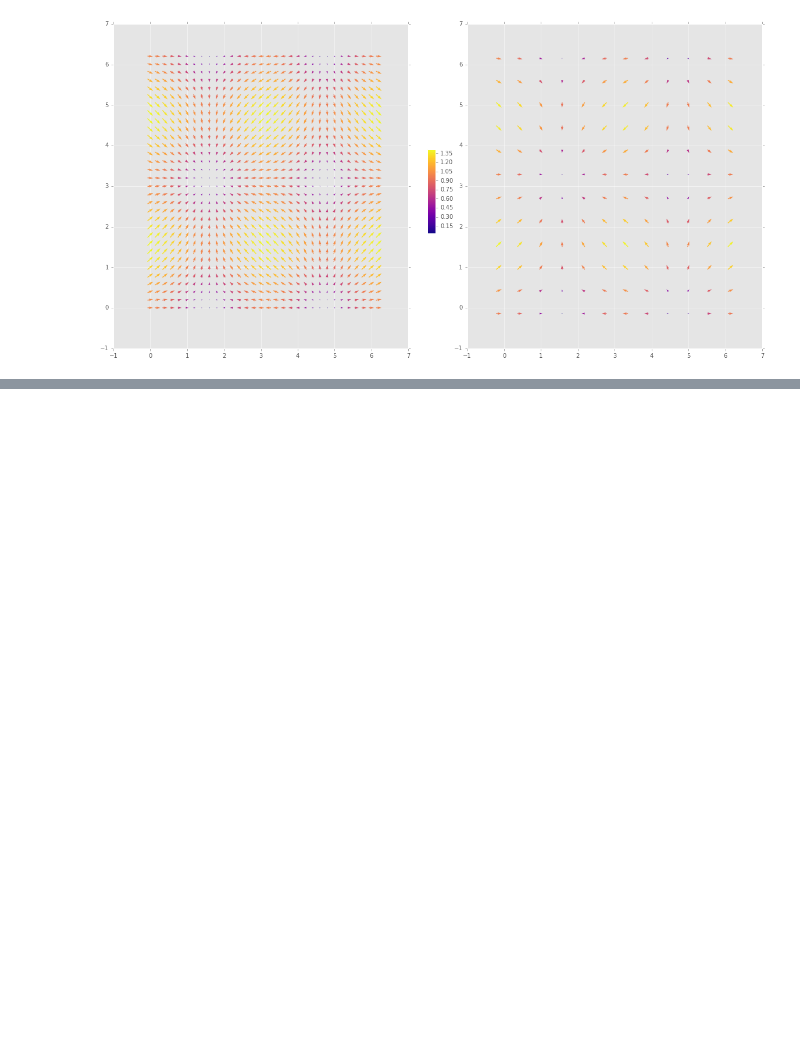
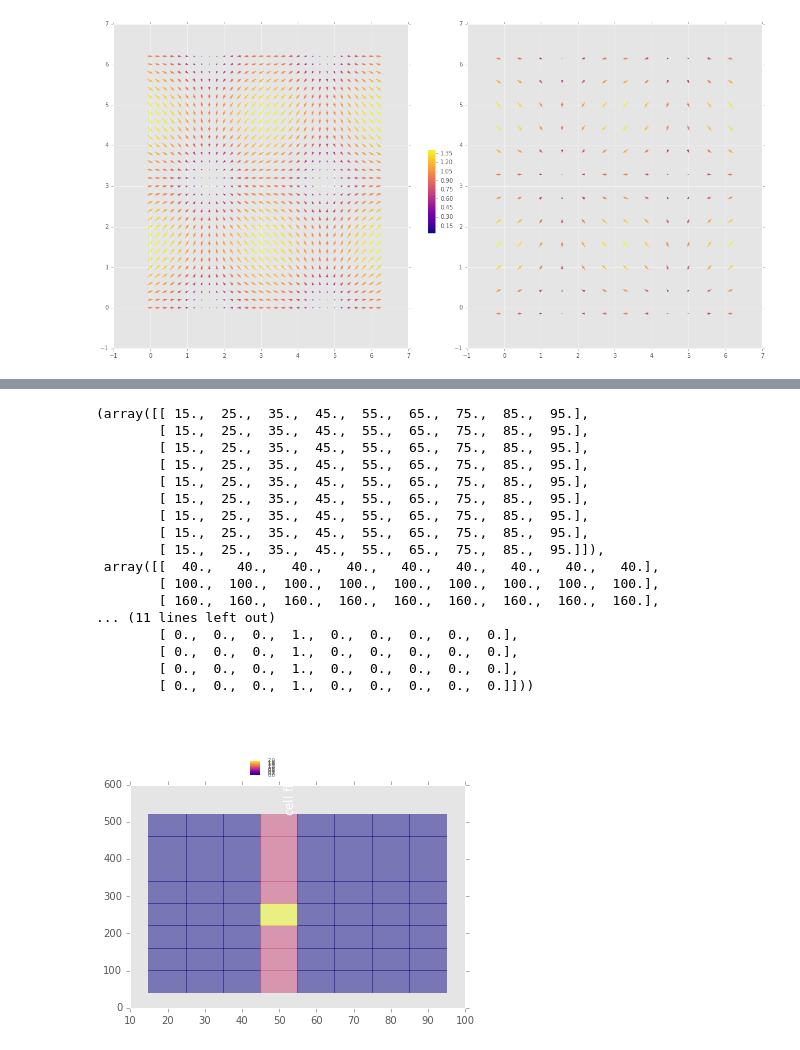
Before and after one commit to amichaut/track_analysis, a Jupyter notebook: codes/analyze_traj.ipynb, the cells around one changed output, grey strips where cells are left out. Saved outputs shown, nothing was run; the diff lists cells and outputs as text; code cells hidden in the pictures; blank space fills up the shorter version.

```diff
--- a/codes/analyze_traj.ipynb
+++ b/codes/analyze_traj.ipynb
@@ -1,7 +1,10 @@
 # %%
 %matplotlib inline
 %run analyze_traj.py
-data_dir='/home/amichaut/Desktop/charlene/data/sub25'
+data_dir='/home/amichaut/Desktop/charlene/data/100frames'
 df=get_data(data_dir,refresh=False)
-df2=filter_by_traj_len(df,min_traj_len=25)
+df2=filter_by_traj_len(df,min_traj_len=98)
 parallelize=False
+# %%
+df2=filter_by_traj_len(df,min_traj_len=50)
+df2.shape
@@ -139,0 +127,57 @@ plotting frame 7.0
+# %%
+def z_flow(df,z0,grid,plot_field):
+    df_layer=df[abs(df['vz'])>=abs(z0-df['z'])] #layer of cells crossing the surface
+    df_ascending=df_layer[((df_layer['vz']>=0) & (df_layer['z']<=z0))] #ascending cells below the surface
+    df_descending=df_layer[((df_layer['vz']<=0) & (df_layer['z']>=z0))] #descending cells above the surface
+
+    #calculate the intersection coordinates (x0,y0) of the vector and the surface (calculate homothety coefficient alpha)
+    for df_ in [df_ascending,df_descending]:
+        df_['alpha']=(z0-df_['z'])/df_['vz']
+        df_['x0']=df_['x']+df_['alpha']*df_['vx']
+        df_['y0']=df_['y']+df_['alpha']*df_['vy']
+
+    X,Y=grid
+    x = zeros((X.shape[0]-1,X.shape[1]-1)); y = zeros((X.shape[0]-1,X.shape[1]-1)); flow = zeros((X.shape[0]-1,X.shape[1]-1))
+    for i in range(X.shape[0]-1):
+        for j in range(X.shape[1]-1):
+            ind_asc=((df_ascending['x0']>=X[i,j]) & (df_ascending['x0']<X[i,j+1]) & (df_ascending['y0']>=Y[i,j]) & (df_ascending['y0']<Y[i+1,j]))
+            ind_des=((df_descending['x0']>=X[i,j]) & (df_descending['x0']<X[i,j+1]) & (df_descending['y0']>=Y[i,j]) & (df_descending['y0']<Y[i+1,j]))
+            x[i,j]=X[i,j]+(X[i,j+1]-X[i,j])*0.5; y[i,j]=Y[i,j]+(Y[i+1,j]-Y[i,j])*0.5
+            flow[i,j]=df_ascending[ind_asc].shape[0]-df_descending[ind_des].shape[0]
+
+    if plot_field:
+        fig=figure();ax=gca()
+        vmin=flow.min();vmax=flow.max()
+        cmap=cm.plasma
+        C=ax.pcolormesh(x,y,flow,cmap=cmap,alpha=0.5,vmin=vmin,vmax=vmax)
+        cbaxes = fig.add_axes([0.4, 0.935, 0.025, 0.05])
+        cbar = fig.colorbar(C,cax = cbaxes,label='cell flow $(min^{-1})$')
+        cbaxes.tick_params(labelsize=5,color='w')
+        cbaxes.yaxis.label.set_color('white')
+
+    return (x,y,flow)
+# %%
+df1=get_data('/home/amichaut/Desktop/charlene/data/test')
+grid=meshgrid(linspace(df1['x'].min(),df1['x'].max(),10),linspace(df1['y'].min(),df1['y'].max(),10))
+groups=df1.groupby('frame')
+group=groups.get_group(10)
+z_flow(group,47.6,grid,True)
+# %% [output]
+(array([[ 15.,  25.,  35.,  45.,  55.,  65.,  75.,  85.,  95.],
+        [ 15.,  25.,  35.,  45.,  55.,  65.,  75.,  85.,  95.],
+        [ 15.,  25.,  35.,  45.,  55.,  65.,  75.,  85.,  95.],
+        [ 15.,  25.,  35.,  45.,  55.,  65.,  75.,  85.,  95.],
+        [ 15.,  25.,  35.,  45.,  55.,  65.,  75.,  85.,  95.],
+        [ 15.,  25.,  35.,  45.,  55.,  65.,  75.,  85.,  95.],
+        [ 15.,  25.,  35.,  45.,  55.,  65.,  75.,  85.,  95.],
+        [ 15.,  25.,  35.,  45.,  55.,  65.,  75.,  85.,  95.],
+        [ 15.,  25.,  35.,  45.,  55.,  65.,  75.,  85.,  95.]]),
+ array([[  40.,   40.,   40.,   40.,   40.,   40.,   40.,   40.,   40.],
+        [ 100.,  100.,  100.,  100.,  100.,  100.,  100.,  100.,  100.],
+        [ 160.,  160.,  160.,  160.,  160.,  160.,  160.,  160.,  160.],
+... (11 lines left out)
+        [ 0.,  0.,  0.,  1.,  0.,  0.,  0.,  0.,  0.],
+        [ 0.,  0.,  0.,  1.,  0.,  0.,  0.,  0.,  0.],
+        [ 0.,  0.,  0.,  1.,  0.,  0.,  0.,  0.,  0.],
+        [ 0.,  0.,  0.,  1.,  0.,  0.,  0.,  0.,  0.]]))
+[figure, added]
```
Also changed, not shown: parts of 13 cells of this notebook, 1 other file.
